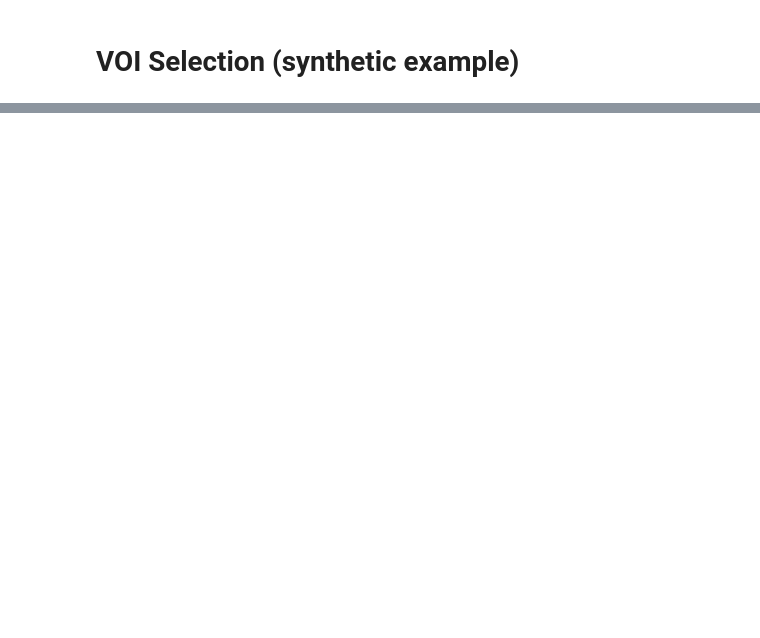
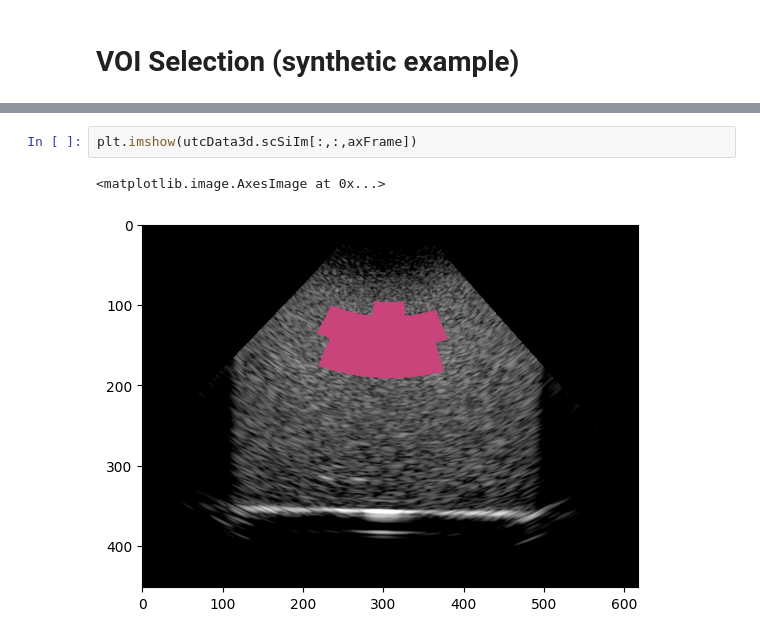
Before and after one commit to TUL-Dev/PyQuantUS, a Jupyter notebook: CLI-Demos/scPhilipsUtc3d.ipynb, the cells around one changed output, grey strips where cells are left out. Drawn from its saved outputs; the diff is of its cells as text; blank space fills up the shorter version.

```diff
--- a/CLI-Demos/scPhilipsUtc3d.ipynb
+++ b/CLI-Demos/scPhilipsUtc3d.ipynb
@@ -61,0 +144,5 @@ plt.imshow(imgData.scBmode[:, :, 100], cmap='gray')
+# %%
+plt.imshow(utcData3d.scSiIm[:,:,axFrame])
+# %% [output]
+<matplotlib.image.AxesImage at 0x...>
+[figure, added]
```
Also changed, not shown: parts of 19 cells of this notebook, 8 other files.
